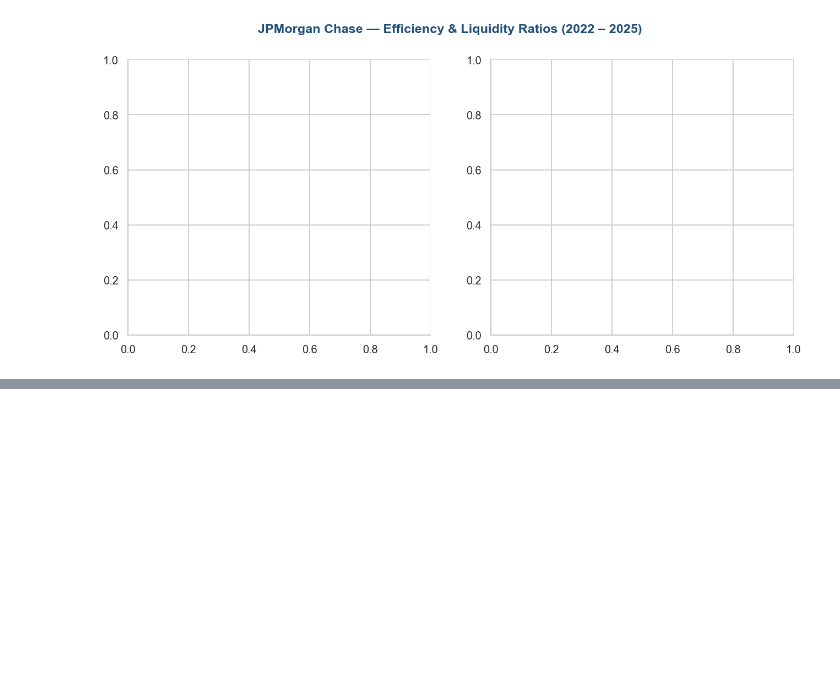
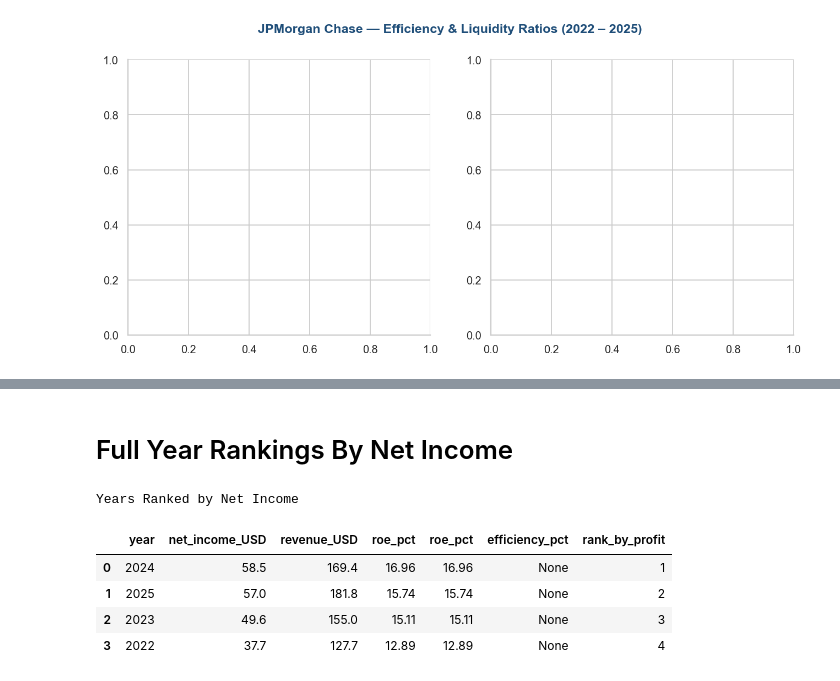
Before and after one commit to Chege-jr0/JP_Morgan_Bank_Financial_Analysis, a Jupyter notebook: sqlanalysis.ipynb, the cells around one changed output, grey strips where cells are left out. Drawn from its saved outputs; the diff is of its cells as text; code cells hidden in the pictures; blank space fills up the shorter version.

```diff
--- a/sqlanalysis.ipynb
+++ b/sqlanalysis.ipynb
@@ -378,0 +454,24 @@ TypeError: unsupported operand type(s) for +: 'int' and 'NoneType'
+# %% [markdown]
+# Full Year Rankings By Net Income
+# %%
+ranked = pd.read_sql("""
+    SELECT i.year,
+           ROUND(i.net_income / 1000000000.0, 1) AS net_income_USD,
+           ROUND(i.total_revenue / 1000000000.0, 1) AS revenue_USD,
+           r.roe_pct,
+           r.roe_pct,
+           r.efficiency_pct,
+           RANK() OVER (ORDER BY i.net_income DESC) AS rank_by_profit
+           FROM income_statement i
+           JOIN financial_ratios r ON i.year = r.year
+           ORDER BY rank_by_profit""", connection)
+
+print("Years Ranked by Net Income")
+ranked
+# %% [output]
+Years Ranked by Net Income
+|  | year | net_income_USD | revenue_USD | roe_pct | roe_pct | efficiency_pct | rank_by_profit |
+| 0 | 2024 | 58.5 | 169.4 | 16.96 | 16.96 | None | 1 |
+| 1 | 2025 | 57.0 | 181.8 | 15.74 | 15.74 | None | 2 |
+| 2 | 2023 | 49.6 | 155.0 | 15.11 | 15.11 | None | 3 |
+| 3 | 2022 | 37.7 | 127.7 | 12.89 | 12.89 | None | 4 |
```
Also changed, not shown: parts of 7 cells of this notebook.
